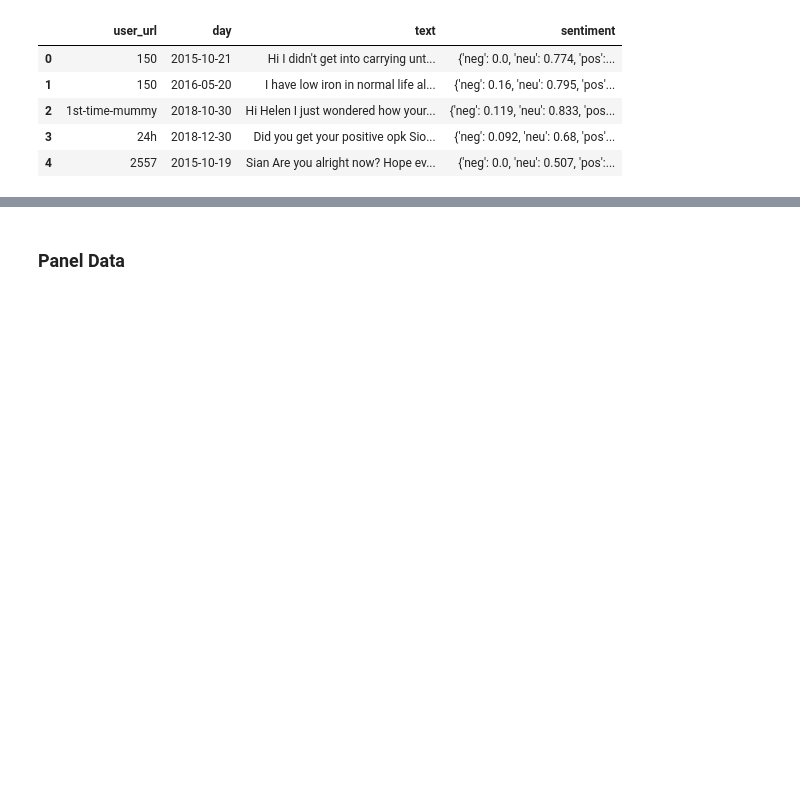
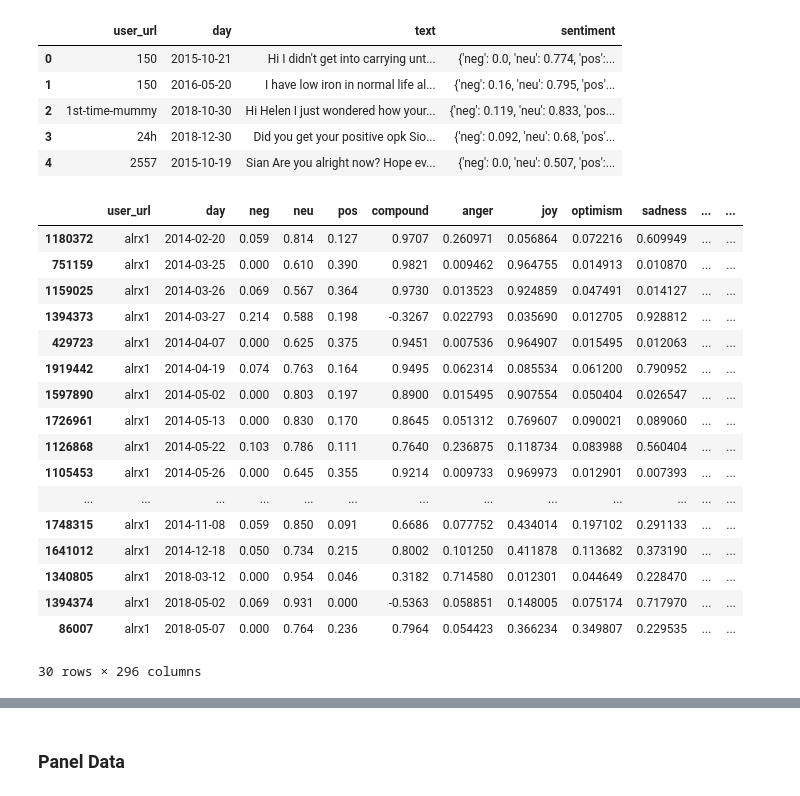
Before and after one commit to mwhuhn/dissertation-forum, a Jupyter notebook: scripts/netmums/5.0-Propensity-Word_Features.ipynb, the cells around one changed output, grey strips where cells are left out. Saved outputs shown, nothing was run; the diff lists cells and outputs as text; code cells hidden in the pictures; blank space fills up the shorter version.

```diff
--- a/scripts/netmums/5.0-Propensity-Word_Features.ipynb
+++ b/scripts/netmums/5.0-Propensity-Word_Features.ipynb
@@ -283,6 +283,27 @@ df = df.merge(df_topics, how="inner", on=["user_url","day"])
 df.to_pickle(path_joined_pkl)
 # %%
 df = pd.read_pickle(path_joined_pkl)
+# %%
+df.loc[df['user_url']=='alrx1'].sort_values('day').tail(30)
+# %% [output]
+|  | user_url | day | neg | neu | pos | compound | anger | joy | optimism | sadness | ... | ... |
+| 1180372 | alrx1 | 2014-02-20 | 0.059 | 0.814 | 0.127 | 0.9707 | 0.260971 | 0.056864 | 0.072216 | 0.609949 | ... | ... |
+| 751159 | alrx1 | 2014-03-25 | 0.000 | 0.610 | 0.390 | 0.9821 | 0.009462 | 0.964755 | 0.014913 | 0.010870 | ... | ... |
+| 1159025 | alrx1 | 2014-03-26 | 0.069 | 0.567 | 0.364 | 0.9730 | 0.013523 | 0.924859 | 0.047491 | 0.014127 | ... | ... |
+| 1394373 | alrx1 | 2014-03-27 | 0.214 | 0.588 | 0.198 | -0.3267 | 0.022793 | 0.035690 | 0.012705 | 0.928812 | ... | ... |
+| 429723 | alrx1 | 2014-04-07 | 0.000 | 0.625 | 0.375 | 0.9451 | 0.007536 | 0.964907 | 0.015495 | 0.012063 | ... | ... |
+| 1919442 | alrx1 | 2014-04-19 | 0.074 | 0.763 | 0.164 | 0.9495 | 0.062314 | 0.085534 | 0.061200 | 0.790952 | ... | ... |
+| 1597890 | alrx1 | 2014-05-02 | 0.000 | 0.803 | 0.197 | 0.8900 | 0.015495 | 0.907554 | 0.050404 | 0.026547 | ... | ... |
+| 1726961 | alrx1 | 2014-05-13 | 0.000 | 0.830 | 0.170 | 0.8645 | 0.051312 | 0.769607 | 0.090021 | 0.089060 | ... | ... |
+| 1126868 | alrx1 | 2014-05-22 | 0.103 | 0.786 | 0.111 | 0.7640 | 0.236875 | 0.118734 | 0.083988 | 0.560404 | ... | ... |
+| 1105453 | alrx1 | 2014-05-26 | 0.000 | 0.645 | 0.355 | 0.9214 | 0.009733 | 0.969973 | 0.012901 | 0.007393 | ... | ... |
+| ... | ... | ... | ... | ... | ... | ... | ... | ... | ... | ... | ... | ... |
+| 1748315 | alrx1 | 2014-11-08 | 0.059 | 0.850 | 0.091 | 0.6686 | 0.077752 | 0.434014 | 0.197102 | 0.291133 | ... | ... |
+| 1641012 | alrx1 | 2014-12-18 | 0.050 | 0.734 | 0.215 | 0.8002 | 0.101250 | 0.411878 | 0.113682 | 0.373190 | ... | ... |
+| 1340805 | alrx1 | 2018-03-12 | 0.000 | 0.954 | 0.046 | 0.3182 | 0.714580 | 0.012301 | 0.044649 | 0.228470 | ... | ... |
+| 1394374 | alrx1 | 2018-05-02 | 0.069 | 0.931 | 0.000 | -0.5363 | 0.058851 | 0.148005 | 0.075174 | 0.717970 | ... | ... |
+| 86007 | alrx1 | 2018-05-07 | 0.000 | 0.764 | 0.236 | 0.7964 | 0.054423 | 0.366234 | 0.349807 | 0.229535 | ... | ... |
+30 rows × 296 columns
 # %%
 df = df.dropna(axis=0)
 # %%
```
Also changed, not shown: parts of 1 cell of this notebook.
